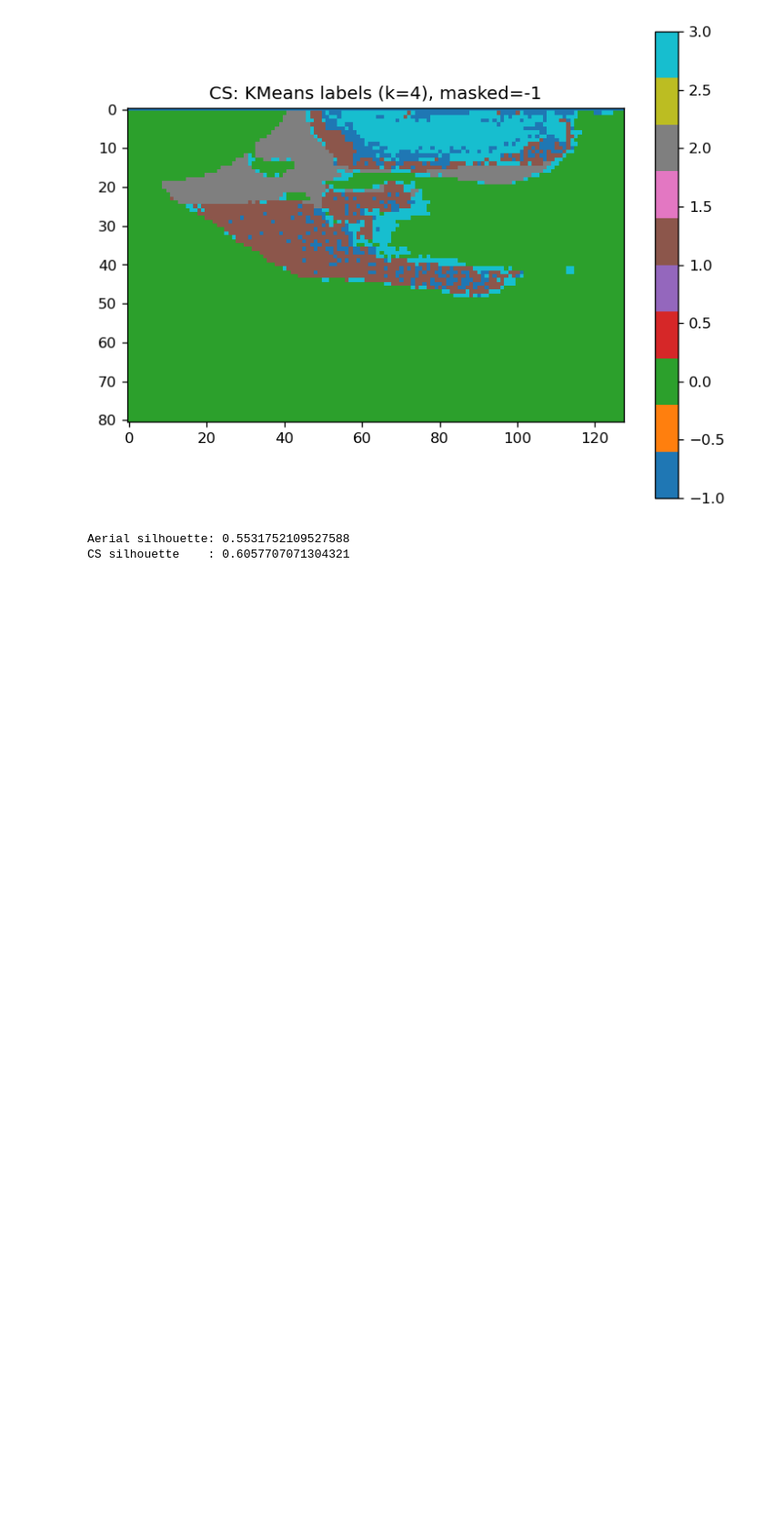
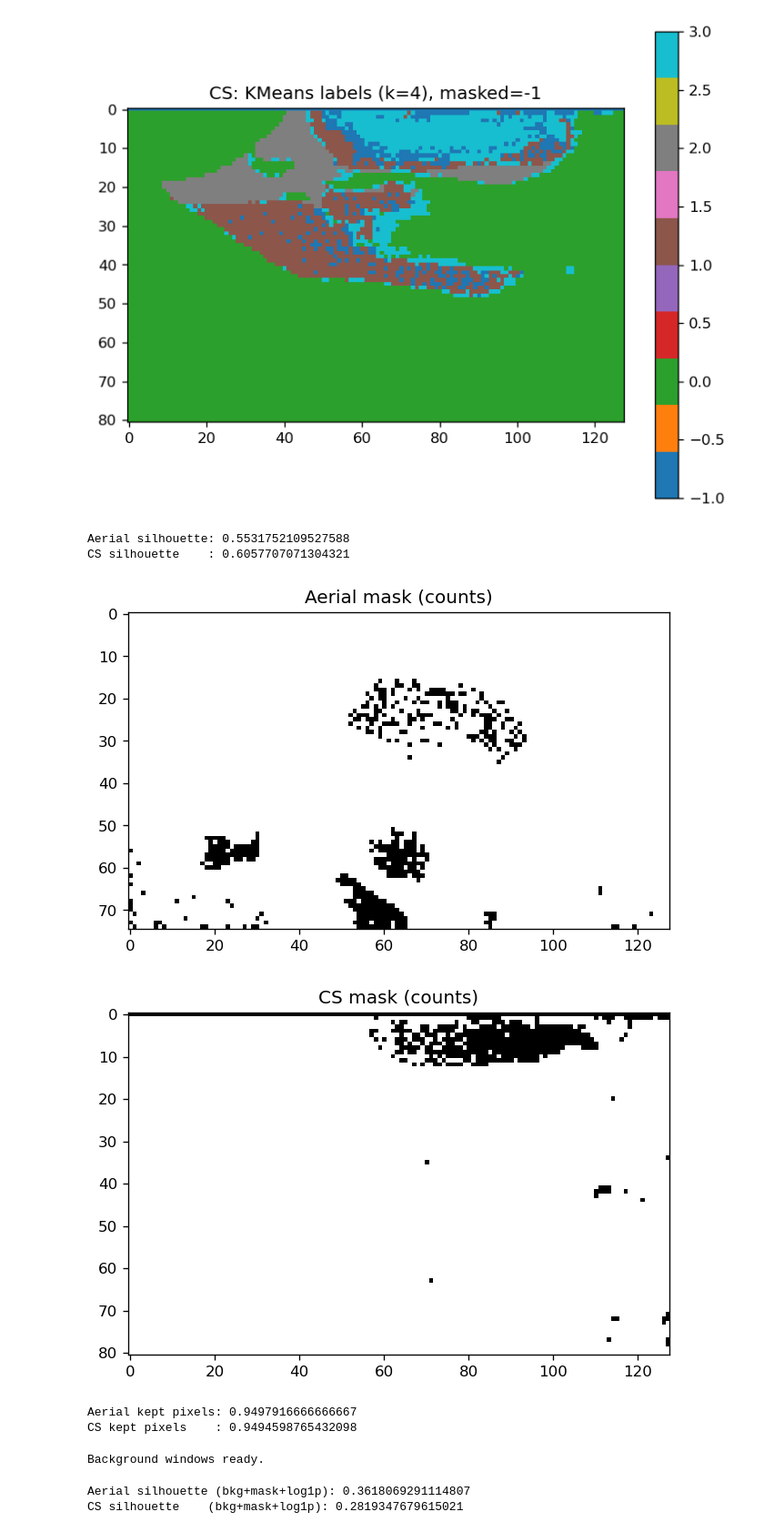
Before and after one commit to eliseetrheim/ZincSoap_ML, a Jupyter notebook: draft.ipynb, the cells around one changed output. Shown at 91% size. Saved outputs shown, nothing was run; the diff lists cells and outputs as text; code cells hidden in the pictures; blank space fills up the shorter version.

```diff
--- a/draft.ipynb
+++ b/draft.ipynb
@@ -603,3 +603,46 @@ Aerial silhouette: 0.5531752109527588
 CS silhouette    : 0.6057707071304321
 # %%
 # NEXT STEPS: I still need to do some preprocessing like background subtraction and masking and normalization to optimize SNR maybe
+# %%
+# Make background mask (counts-based)
+import numpy as np
+import matplotlib.pyplot as plt
+
+def total_counts_map(s_rb):
+    # returns a 2D array
+    tc = s_rb.sum(axis=s_rb.axes_manager.signal_indices_in_array)
+    return np.asarray(tc.data)
+
+tcA = total_counts_map(resA["s_rb"])
+tcC = total_counts_map(resC["s_rb"])
+
+# threshold at low quantile
+q = 0.05 # tune here, 0.02-0.10
+maskA = tcA > np.quantile(tcA, q)
+maskC = tcC > np.quantile(tcC, q)
+
+plt.figure(); plt.imshow(maskA, cmap="gray"); plt.title("Aerial mask (counts)"); plt.show()
+plt.figure(); plt.imshow(maskC, cmap="gray"); plt.title("CS mask (counts)"); plt.show()
+
+print("Aerial kept pixels:", maskA.mean())
+print("CS kept pixels    :", maskC.mean())
+# %% [output]
+[figure, added]
+[figure, added]
+Aerial kept pixels: 0.9497916666666667
+CS kept pixels    : 0.9494598765432098
+# %%
+# Background-correct line intensities (based on what the authors did for Cl)
+# Double check and refine this later!! Just starter windows, adjust by checking the summed spectra
+BKG_WINDOWS = {
+    "C_Ka":  np.array([[0.20, 0.24, 0.32, 0.36]]),
+    "O_Ka":  np.array([[0.45, 0.49, 0.58, 0.62]]),
+    "Cl_Ka": np.array([[2.52, 2.56, 2.85, 2.92]]),  # authors used this
+    "S_Ka":  np.array([[2.15, 2.20, 2.45, 2.50]]),
+    "Zn_Ka": np.array([[8.30, 8.45, 8.85, 9.00]]),
+    "Cd_La": np.array([[2.85, 2.95, 3.25, 3.35]]),
+}
+
+print("Background windows ready.")
+# %% [output]
+Background windows ready.
@@ -605,0 +749,10 @@ CS silhouette    : 0.6057707071304321
+# %%
+# Run pipeline for verification and quick comparison to earlier values
+resA2 = eds_cluster_pipeline_bkg(sA, bkg_windows=BKG_WINDOWS, k=4, transform="log1p")
+resC2 = eds_cluster_pipeline_bkg(sC, bkg_windows=BKG_WINDOWS, k=4, transform="log1p")
+
+print("Aerial silhouette (bkg+mask+log1p):", resA2["silhouette"])
+print("CS silhouette    (bkg+mask+log1p):", resC2["silhouette"])
+# %% [output]
+Aerial silhouette (bkg+mask+log1p): 0.3618069291114807
+CS silhouette    (bkg+mask+log1p): 0.2819347679615021
```
Also changed, not shown: parts of 7 cells of this notebook, 5 other files.
